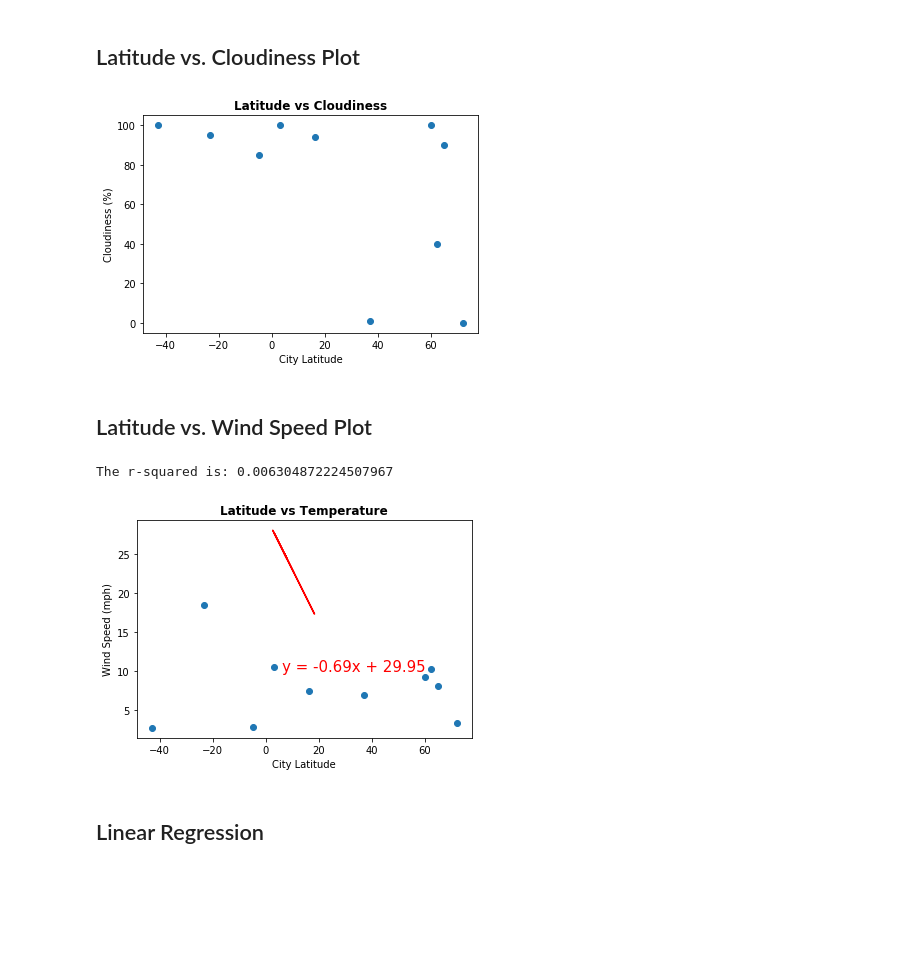
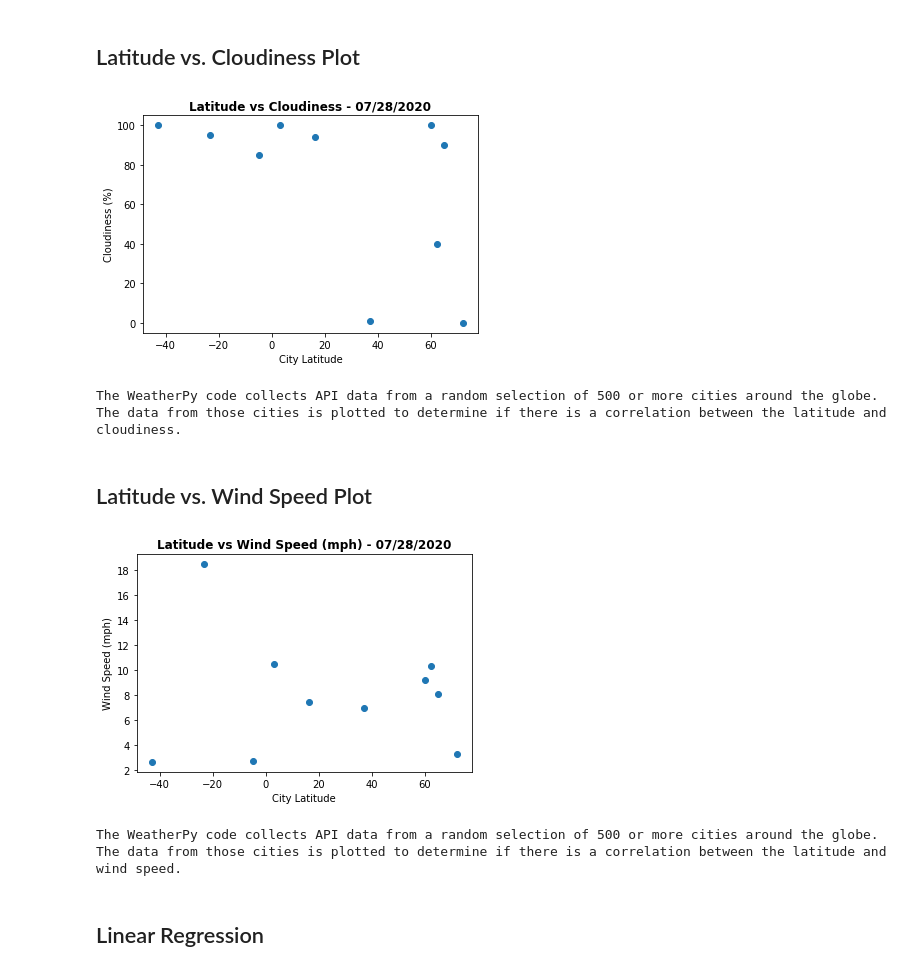
Before and after one commit to Michelin96/python-api-challenge, a Jupyter notebook: WeatherPy/WeatherPy.ipynb, the cells around one changed output. Saved outputs shown, nothing was run; the diff lists cells and outputs as text; code cells hidden in the pictures; blank space fills up the shorter version.

```diff
--- a/WeatherPy/WeatherPy.ipynb
+++ b/WeatherPy/WeatherPy.ipynb
@@ -200,14 +215,17 @@ plt.show()
 # %%
 # Plot the latitude of the city compared to its cloudiness
 city_lat = weather_data['Latitude']
 clouds = weather_data['Cloudiness(%)']
 plt.scatter(city_lat, clouds)
 plt.xlabel('City Latitude')
 plt.ylabel('Cloudiness (%)')
-plt.title('Latitude vs Cloudiness', fontweight="black")
+plt.title(f'Latitude vs Cloudiness - {date}', fontweight="black")
 plt.show()
+print(f'The WeatherPy code collects API data from a random selection of 500 or more cities around the globe.\nThe data from those cities is plotted to determine if there is a correlation between the latitude and cloudiness.')
 # %% [output]
-[figure, old version]
+[figure, new version]
+The WeatherPy code collects API data from a random selection of 500 or more cities around the globe.
+The data from those cities is plotted to determine if there is a correlation between the latitude and cloudiness.
 # %% [markdown]
 ## Latitude vs. Wind Speed Plot
 # %%
@@ -217,13 +235,13 @@ wind = weather_data['Wind Speed(mph)']
 plt.scatter(city_lat, wind)
 plt.xlabel('City Latitude')
 plt.ylabel('Wind Speed (mph)')
-plt.title('Latitude vs Temperature', fontweight="black")
-linear_regression(wind, city_lat)
-
+plt.title(f'Latitude vs Wind Speed (mph) - {date}', fontweight="black")
 plt.show()
+print(f'The WeatherPy code collects API data from a random selection of 500 or more cities around the globe.\nThe data from those cities is plotted to determine if there is a correlation between the latitude and wind speed.')
 # %% [output]
+[figure, new version]
-The r-squared is: 0.006304872224507967
+The WeatherPy code collects API data from a random selection of 500 or more cities around the globe.
+The data from those cities is plotted to determine if there is a correlation between the latitude and wind speed.
-[figure, old version]
 # %% [markdown]
 ## Linear Regression
 # %%
```
Also changed, not shown: parts of 20 cells of this notebook.
